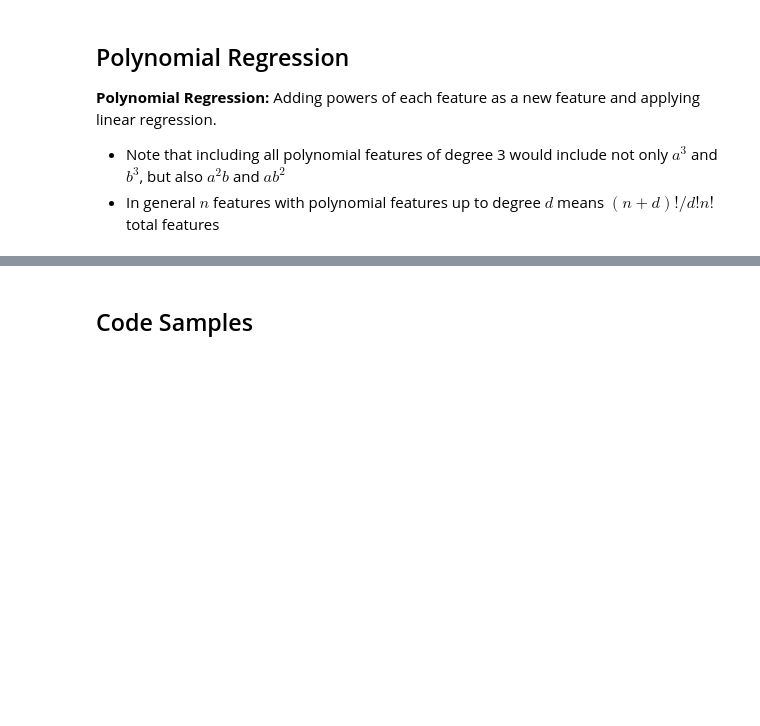
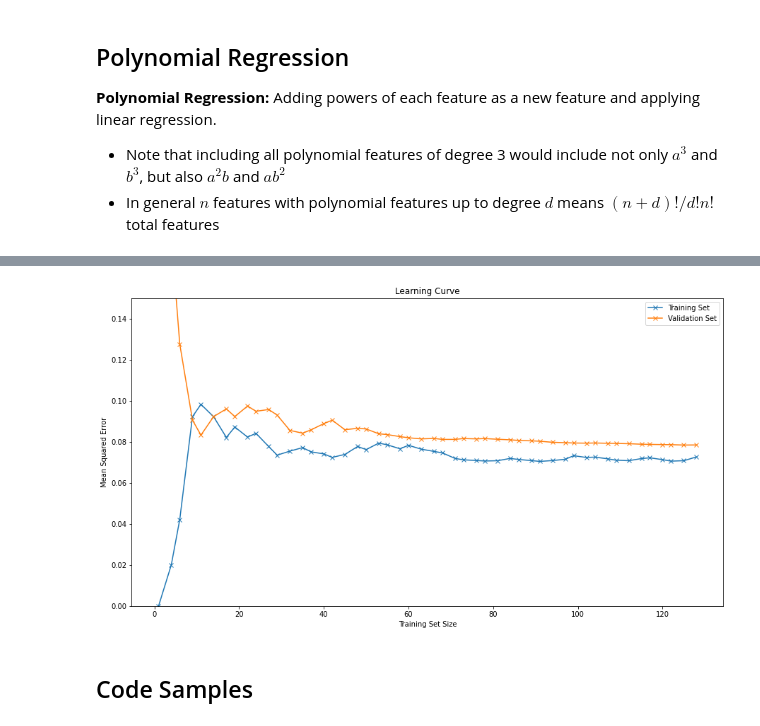
Before and after one commit to chris-leonard/hands-on-machine-learning, a Jupyter notebook: chapter-4/chapter-4-notes.ipynb, the cells around one changed output, grey strips where cells are left out. Cells and saved outputs as stored; diff of their text form; code cells hidden in the pictures; blank space fills up the shorter version.

```diff
--- a/chapter-4/chapter-4-notes.ipynb
+++ b/chapter-4/chapter-4-notes.ipynb
@@ -233,3 +309,14 @@ Coefficient of x^2: 0.52
+# %%
+# finally for degree 2
+poly2_reg = make_pipeline(
+    PolynomialFeatures(degree=2, include_bias=False), LinearRegression()
+)
+train_sizes = np.linspace(
+    0.01, 0.8, 50
+)  # can also provide int sizes of training sets to use
+plot_learning_curves(poly2_reg, train_sizes, y_top=0.15)
+# %% [output]
+[figure, added]
 # %% [markdown]
 ## Code Samples
 # %% [markdown]
```
Also changed, not shown: parts of 8 cells of this notebook, 4 other files.
